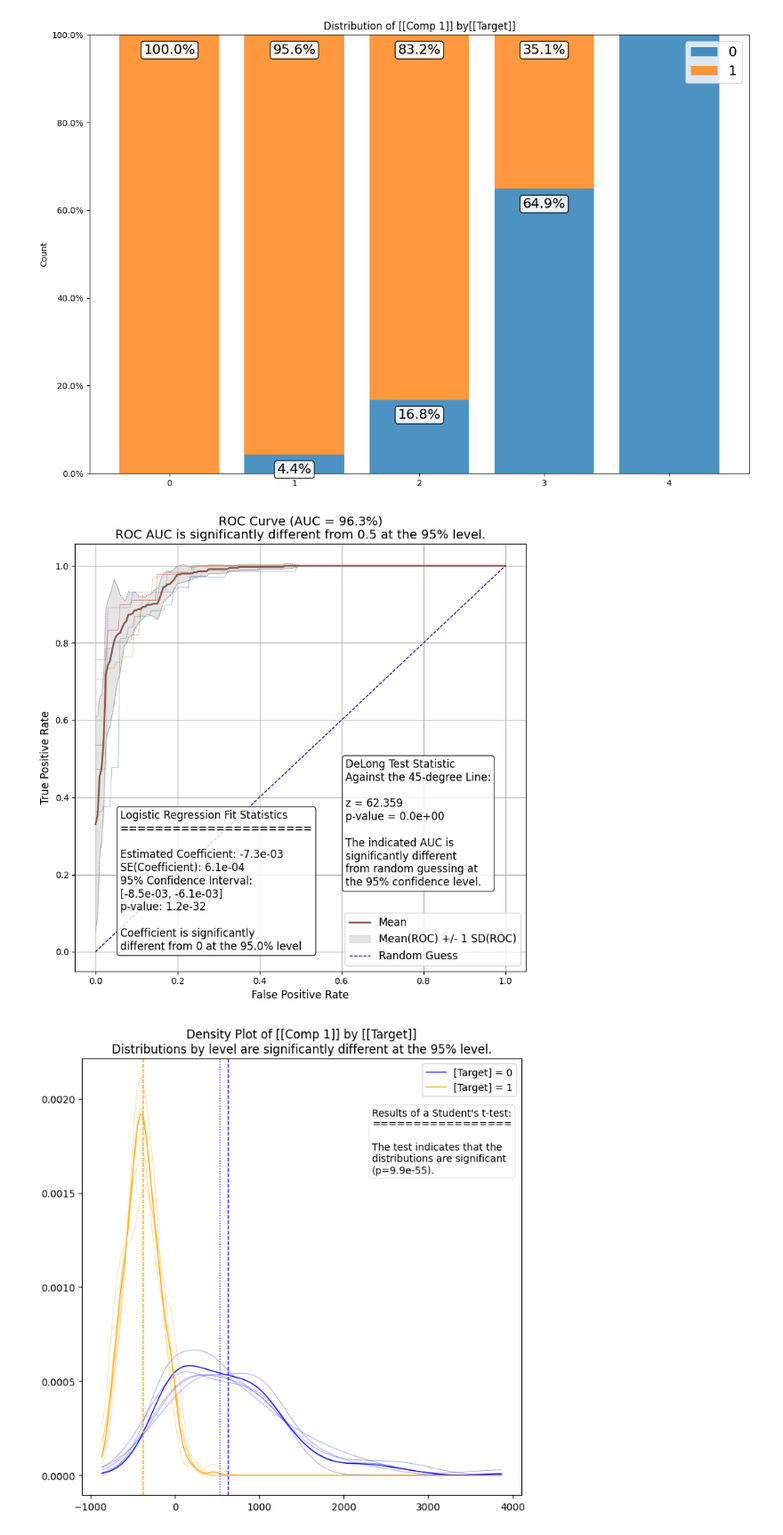
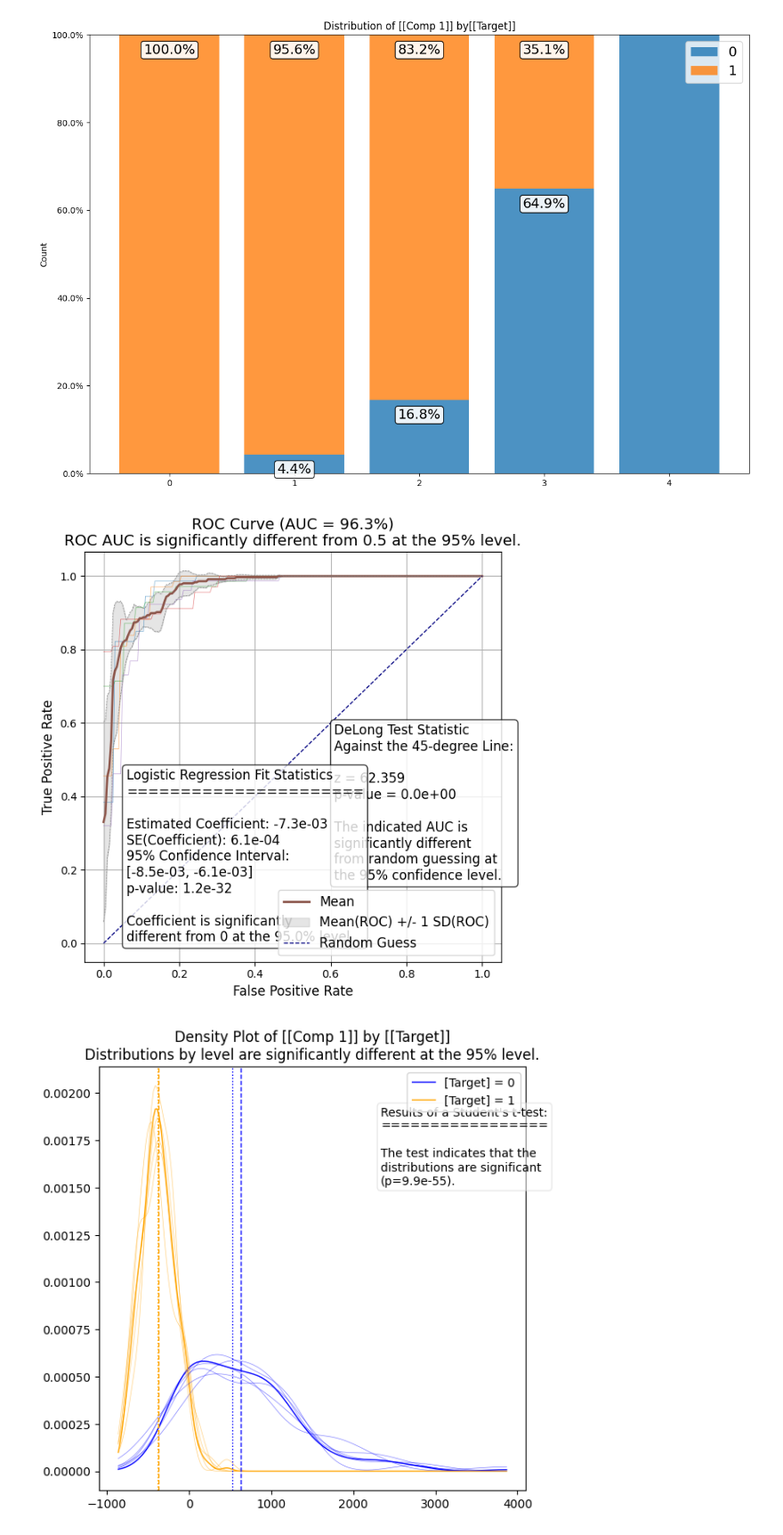
Before and after one commit to predictables/predictables, a Jupyter notebook: dev_univariate.ipynb, the cells around one changed output. Shown at 89% size. Drawn from its saved outputs; the diff is of its cells as text; code cells hidden in the pictures.

```diff
--- a/dev_univariate.ipynb
+++ b/dev_univariate.ipynb
@@ -200,7 +200,7 @@ roc_curve_plot(
     m.y_train,
     m.yhat_train,
     m.df.cv,
-    figsize=(8, 8),
+    figsize=(6.5,6.5),
     n_bins=200,
     coef=m.coef,
     se=m.se,
@@ -208,13 +208,13 @@ roc_curve_plot(
     cv_alpha=0.6,
 );
 # %% [output]
-[figure, old version]
+[figure, new version]
 # %%
 from predictables.univariate.src.plots.density_plot import density_plot
 
-density_plot(feature, m.y_train, m.df.cv);
+density_plot(feature, m.y_train, m.df.cv, figsize=(6.5,6.5));
 # %% [output]
-[figure, old version]
+[figure, new version]
 # %%
 from predictables.univariate.src.plots.cdf_plot import cdf_plot
 
```
Also changed, not shown: parts of 7 cells of this notebook, 1 other file.
